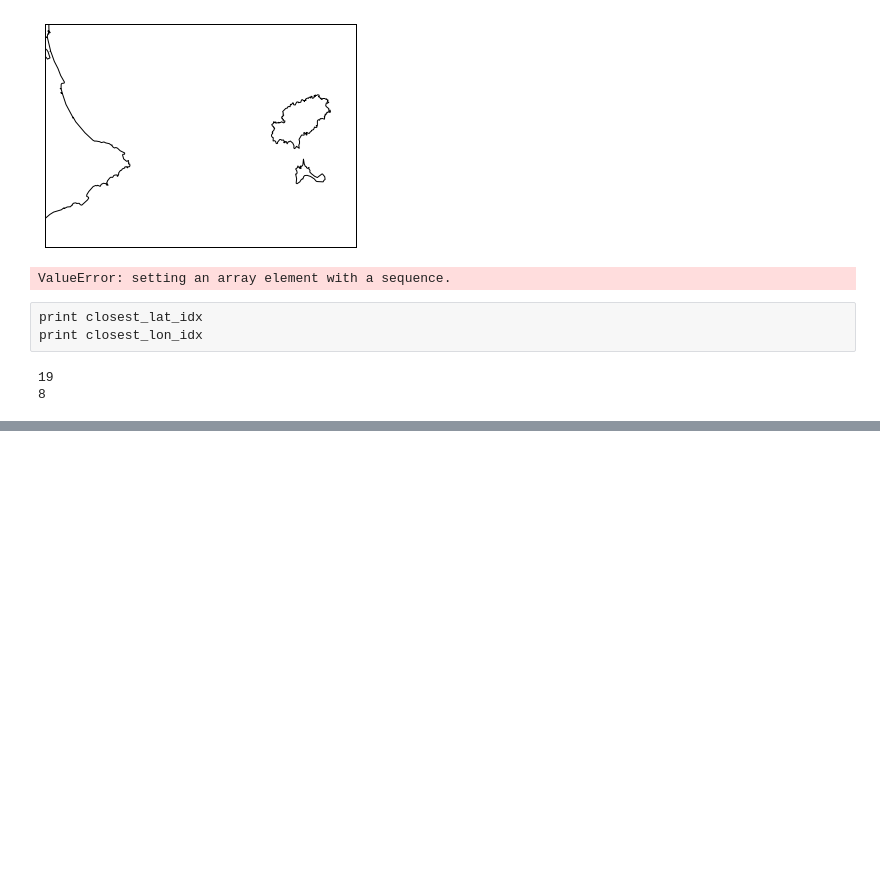
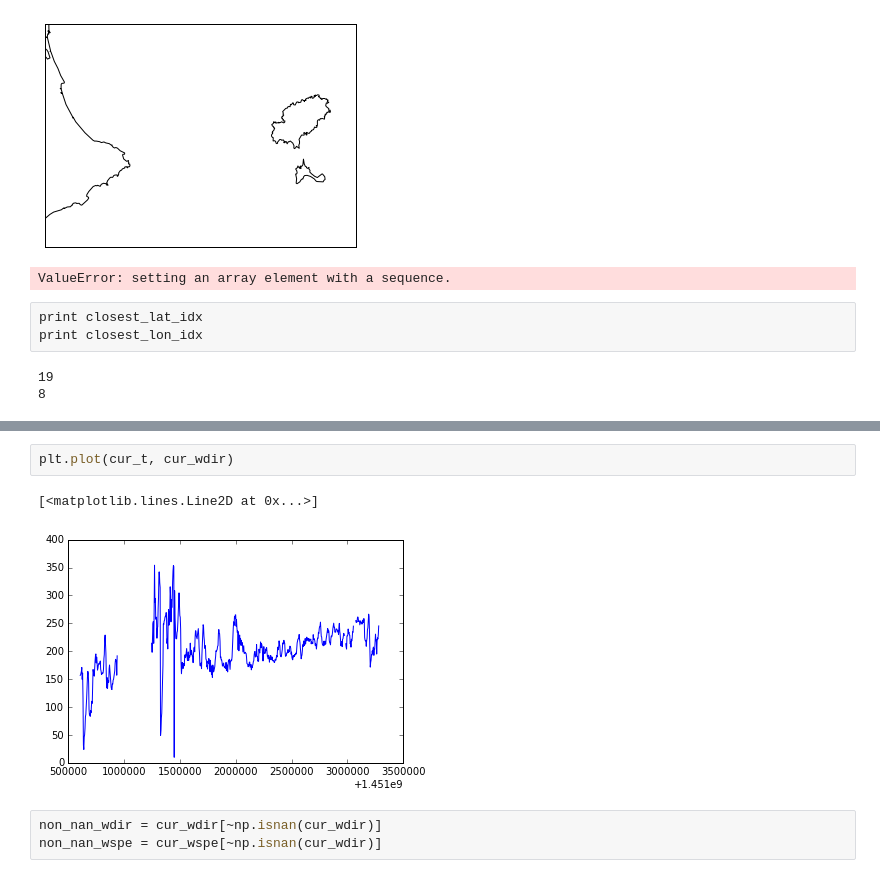
Before and after one commit to socib/HFRadarReports, a Jupyter notebook: HF_Radar_testing_environment.ipynb, the cells around one changed output, grey strips where cells are left out. Drawn from its saved outputs; the diff is of its cells as text; blank space fills up the shorter version.

```diff
--- a/HF_Radar_testing_environment.ipynb
+++ b/HF_Radar_testing_environment.ipynb
@@ -1037,0 +1073,8 @@ print closest_lon_idx
+# %%
+plt.plot(cur_t, cur_wdir)
+# %% [output]
+[<matplotlib.lines.Line2D at 0x...>]
+[figure, added]
+# %%
+non_nan_wdir = cur_wdir[~np.isnan(cur_wdir)]
+non_nan_wspe = cur_wspe[~np.isnan(cur_wdir)]
```
Also changed, not shown: parts of 15 cells of this notebook.
